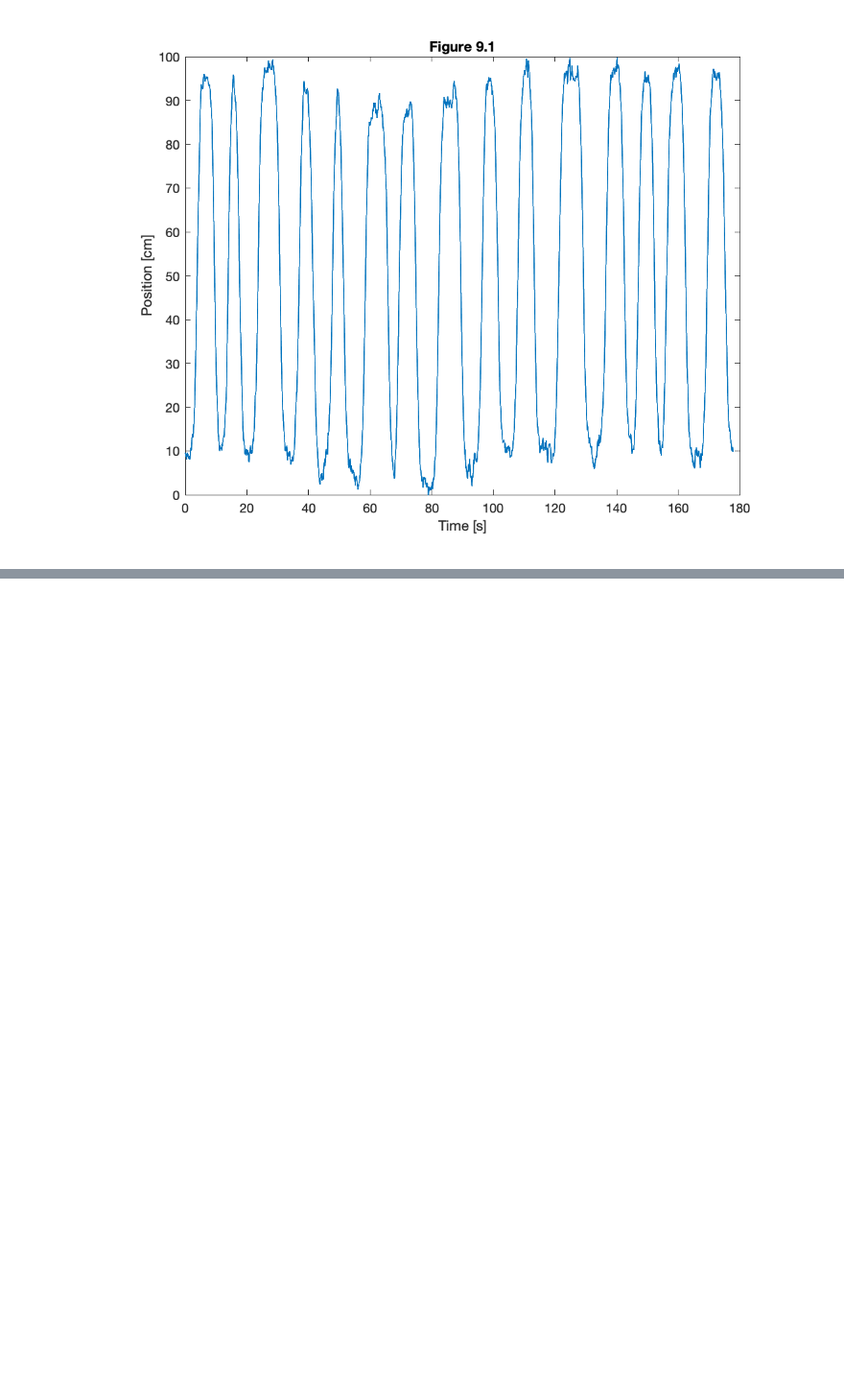
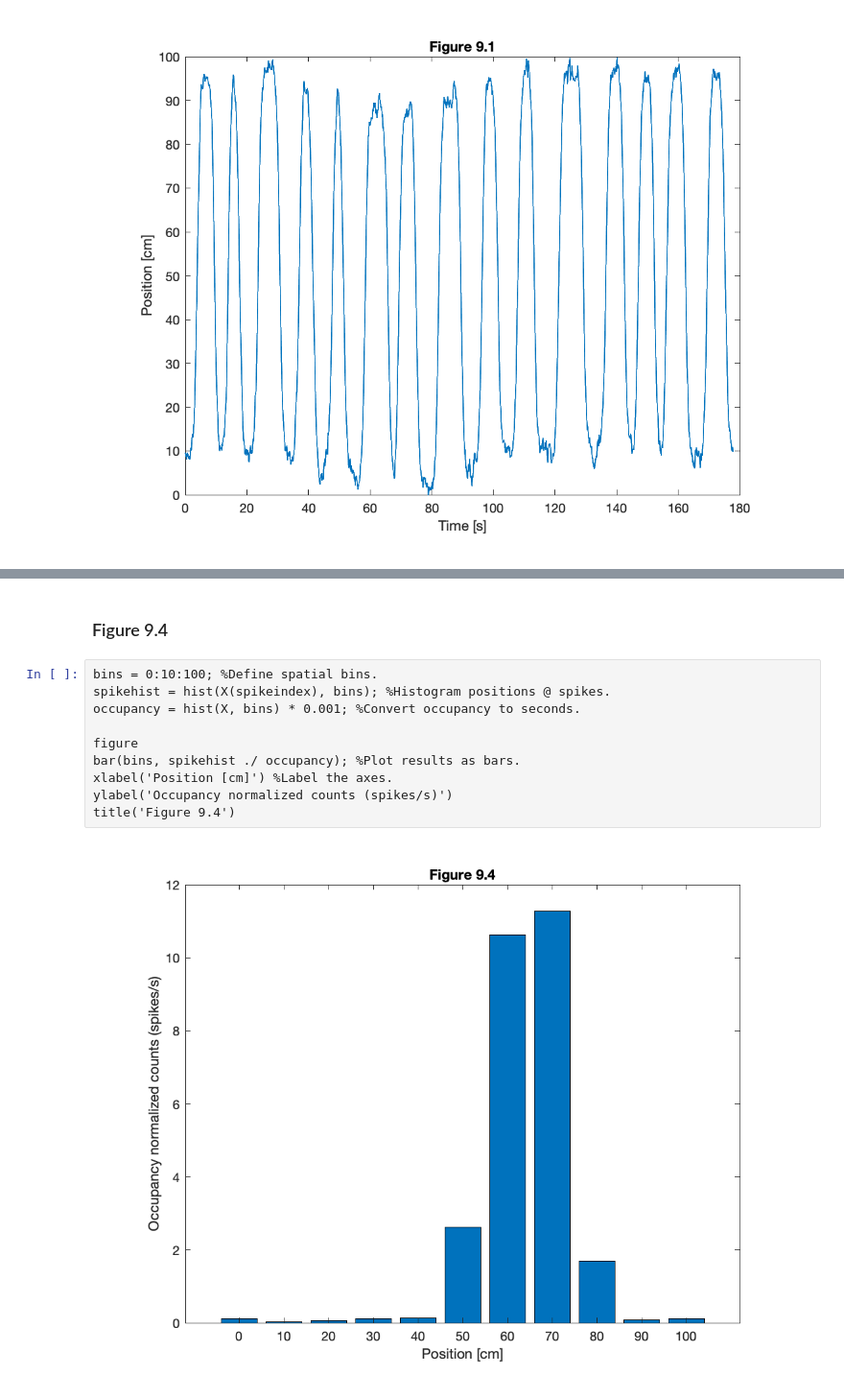
Before and after one commit to jiecui/Case-Studies-Kramer-Eden, a Jupyter notebook: Chapter9/ch_9_notebook.ipynb, the cells around one changed output, grey strips where cells are left out. Shown: that part at 96% size. Drawn from its saved outputs; the diff is of its cells as text; blank space fills up the shorter version.

```diff
--- a/Chapter9/ch_9_notebook.ipynb
+++ b/Chapter9/ch_9_notebook.ipynb
@@ -17,0 +51,14 @@ title('Figure 9.1')
+# %% [markdown]
+### Figure 9.4
+# %%
+bins = 0:10:100; %Define spatial bins.
+spikehist = hist(X(spikeindex), bins); %Histogram positions @ spikes.
+occupancy = hist(X, bins) * 0.001; %Convert occupancy to seconds.
+
+figure
+bar(bins, spikehist ./ occupancy); %Plot results as bars.
+xlabel('Position [cm]') %Label the axes.
+ylabel('Occupancy normalized counts (spikes/s)')
+title('Figure 9.4')
+# %% [output]
+[figure, added]
```
Also changed, not shown: parts of 42 cells of this notebook.
